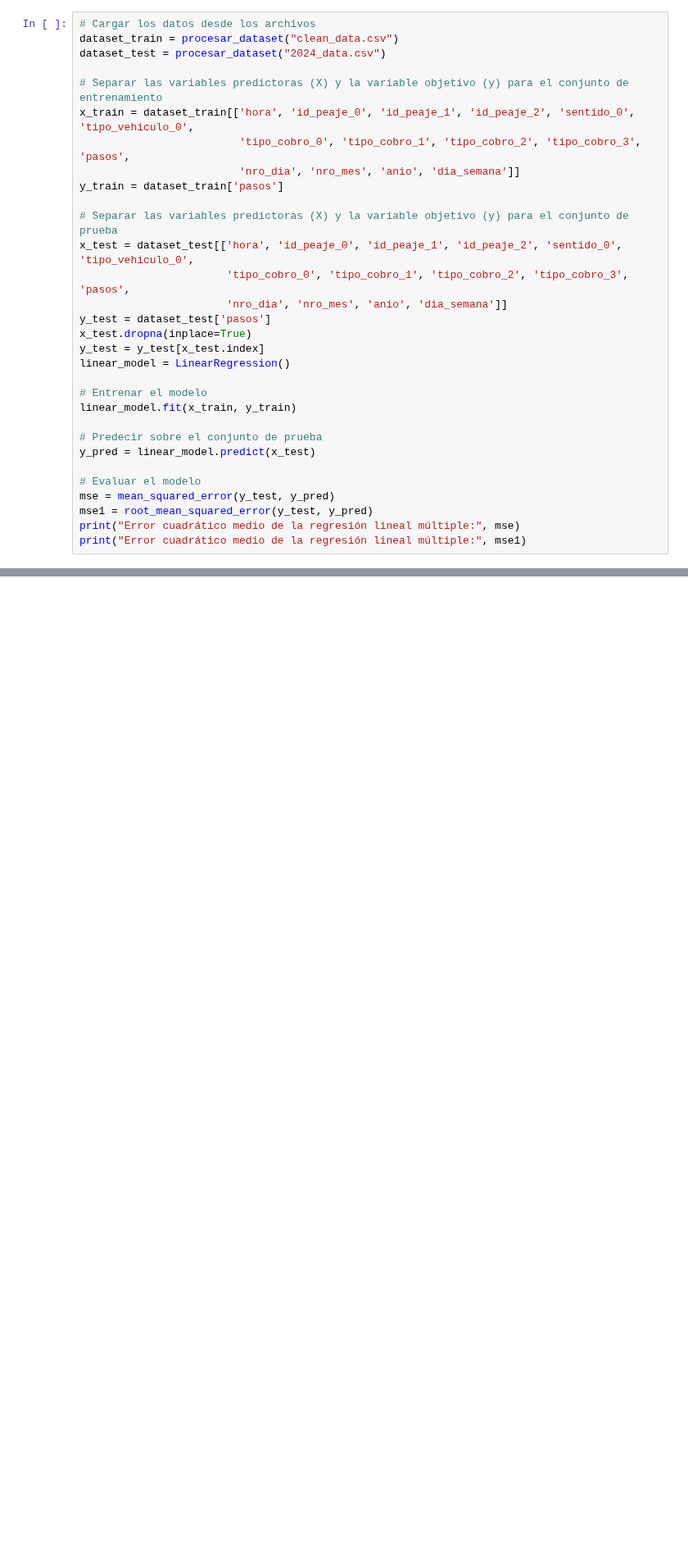
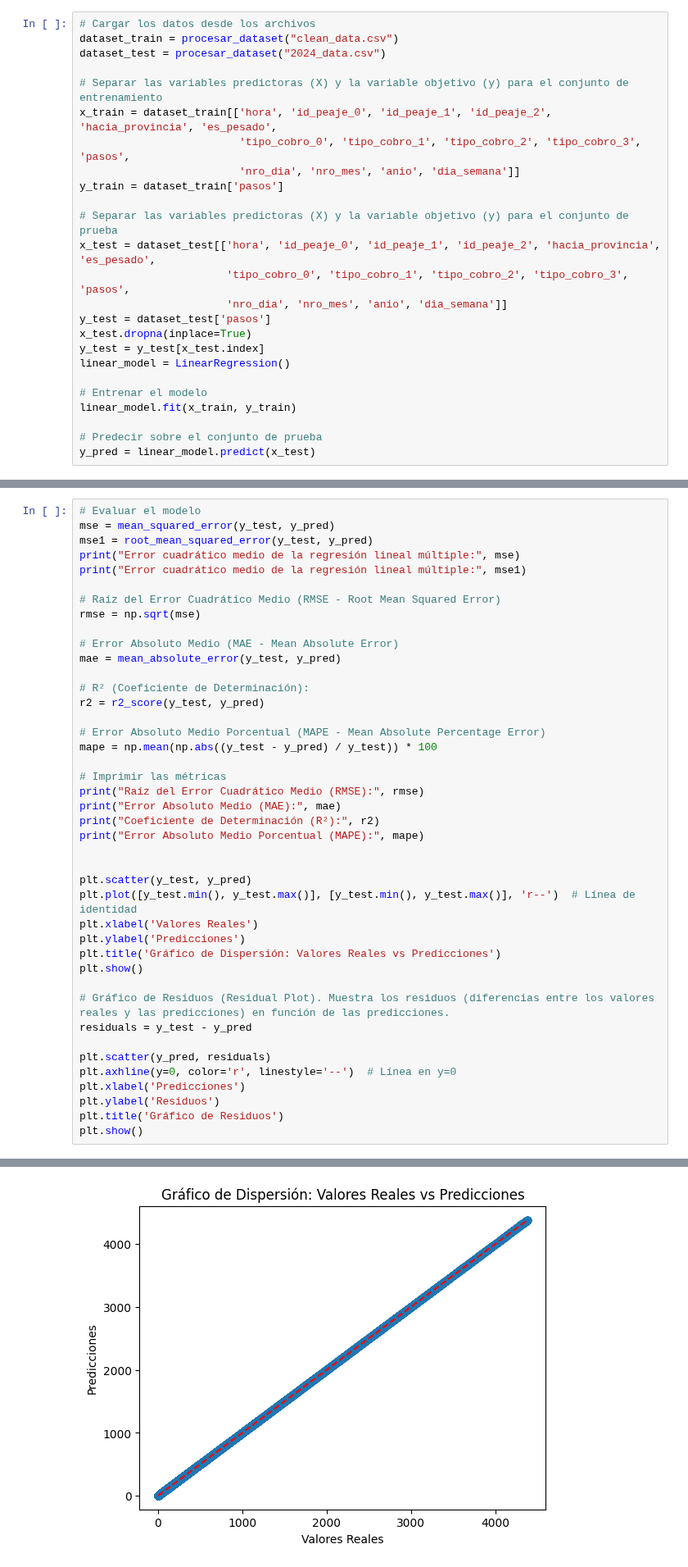
Before and after one commit to GuadiAguilera/TP_CDD, a Jupyter notebook: G13_Trabajo_Practico_Entrega_3.ipynb, the cells around one changed output, grey strips where cells are left out. Shown at 82% size. Cells and saved outputs as stored; diff of their text form; blank space fills up the shorter version.

Commit message:
agregado de evaluacion con 2024, metricas y se hizo la función para procesar el dataset

```diff
--- a/G13_Trabajo_Practico_Entrega_3.ipynb
+++ b/G13_Trabajo_Practico_Entrega_3.ipynb
@@ -168,13 +127,13 @@ dataset_train = procesar_dataset("clean_data.csv")
 dataset_test = procesar_dataset("2024_data.csv")
 
 # Separar las variables predictoras (X) y la variable objetivo (y) para el conjunto de entrenamiento
-x_train = dataset_train[['hora', 'id_peaje_0', 'id_peaje_1', 'id_peaje_2', 'sentido_0', 'tipo_vehiculo_0',
+x_train = dataset_train[['hora', 'id_peaje_0', 'id_peaje_1', 'id_peaje_2', 'hacia_provincia', 'es_pesado',
                          'tipo_cobro_0', 'tipo_cobro_1', 'tipo_cobro_2', 'tipo_cobro_3',  'pasos',
                          'nro_dia', 'nro_mes', 'anio', 'dia_semana']]
 y_train = dataset_train['pasos']
 
 # Separar las variables predictoras (X) y la variable objetivo (y) para el conjunto de prueba
-x_test = dataset_test[['hora', 'id_peaje_0', 'id_peaje_1', 'id_peaje_2', 'sentido_0', 'tipo_vehiculo_0',
+x_test = dataset_test[['hora', 'id_peaje_0', 'id_peaje_1', 'id_peaje_2', 'hacia_provincia', 'es_pesado',
                        'tipo_cobro_0', 'tipo_cobro_1', 'tipo_cobro_2', 'tipo_cobro_3', 'pasos',
                        'nro_dia', 'nro_mes', 'anio', 'dia_semana']]
 y_test = dataset_test['pasos']
@@ -187,12 +146,6 @@ linear_model.fit(x_train, y_train)
 
 # Predecir sobre el conjunto de prueba
 y_pred = linear_model.predict(x_test)
-
-# Evaluar el modelo
-mse = mean_squared_error(y_test, y_pred)
-mse1 = root_mean_squared_error(y_test, y_pred)
-print("Error cuadrático medio de la regresión lineal múltiple:", mse)
-print("Error cuadrático medio de la regresión lineal múltiple:", mse1)
 # %% [output]
 A value is trying to be set on a copy of a slice from a DataFrame
 
@@ -202,0 +158,43 @@ Error cuadrático medio de la regresión lineal múltiple: 1.2373411062023792e-1
+# %%
+# Evaluar el modelo
+mse = mean_squared_error(y_test, y_pred)
+mse1 = root_mean_squared_error(y_test, y_pred)
+print("Error cuadrático medio de la regresión lineal múltiple:", mse)
+print("Error cuadrático medio de la regresión lineal múltiple:", mse1)
+
+# Raíz del Error Cuadrático Medio (RMSE - Root Mean Squared Error)
+rmse = np.sqrt(mse)
+
+# Error Absoluto Medio (MAE - Mean Absolute Error)
+mae = mean_absolute_error(y_test, y_pred)
+
+# R² (Coeficiente de Determinación):
+r2 = r2_score(y_test, y_pred)
+
+# Error Absoluto Medio Porcentual (MAPE - Mean Absolute Percentage Error)
+mape = np.mean(np.abs((y_test - y_pred) / y_test)) * 100
+
+# Imprimir las métricas
+print("Raíz del Error Cuadrático Medio (RMSE):", rmse)
+print("Error Absoluto Medio (MAE):", mae)
+print("Coeficiente de Determinación (R²):", r2)
+print("Error Absoluto Medio Porcentual (MAPE):", mape)
+
+
+plt.scatter(y_test, y_pred)
+plt.plot([y_test.min(), y_test.max()], [y_test.min(), y_test.max()], 'r--')  # Línea de identidad
+plt.xlabel('Valores Reales')
+plt.ylabel('Predicciones')
+plt.title('Gráfico de Dispersión: Valores Reales vs Predicciones')
+plt.show()
+
+# Gráfico de Residuos (Residual Plot). Muestra los residuos (diferencias entre los valores reales y las predicciones) en función de las predicciones.
+residuals = y_test - y_pred
+
+plt.scatter(y_pred, residuals)
+plt.axhline(y=0, color='r', linestyle='--')  # Línea en y=0
+plt.xlabel('Predicciones')
+plt.ylabel('Residuos')
+plt.title('Gráfico de Residuos')
+plt.show()
+# %% [output]
@@ -202,0 +207 @@ Error cuadrático medio de la regresión lineal múltiple: 1.2373411062023792e-1
+[figure, added]
```
Also changed, not shown: parts of 11 cells of this notebook.
